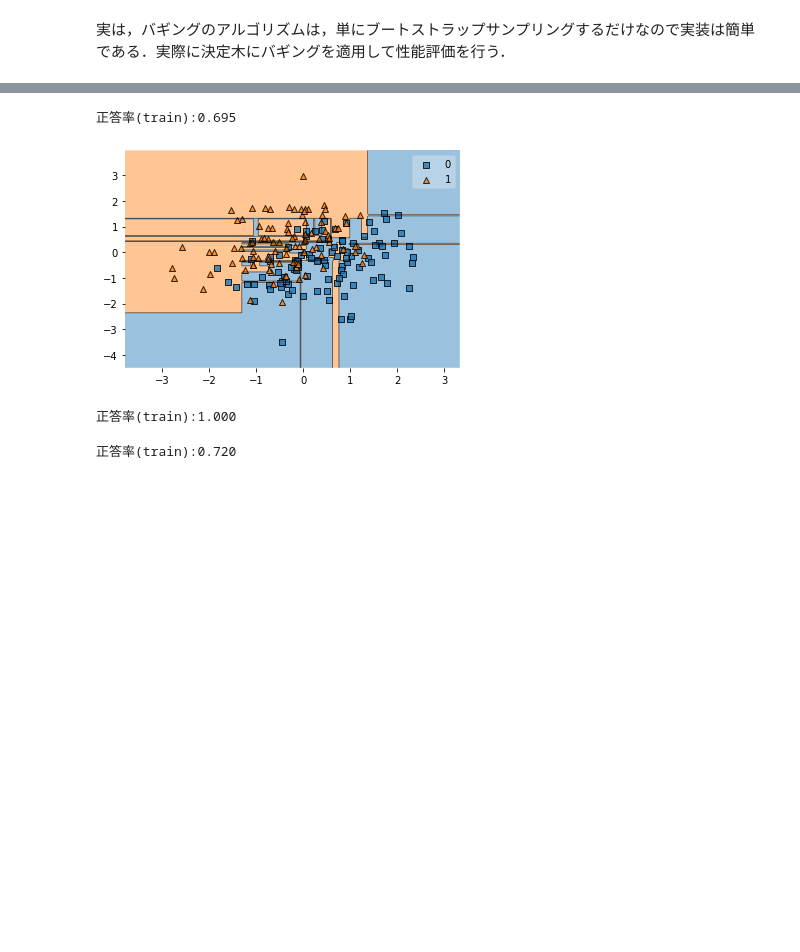
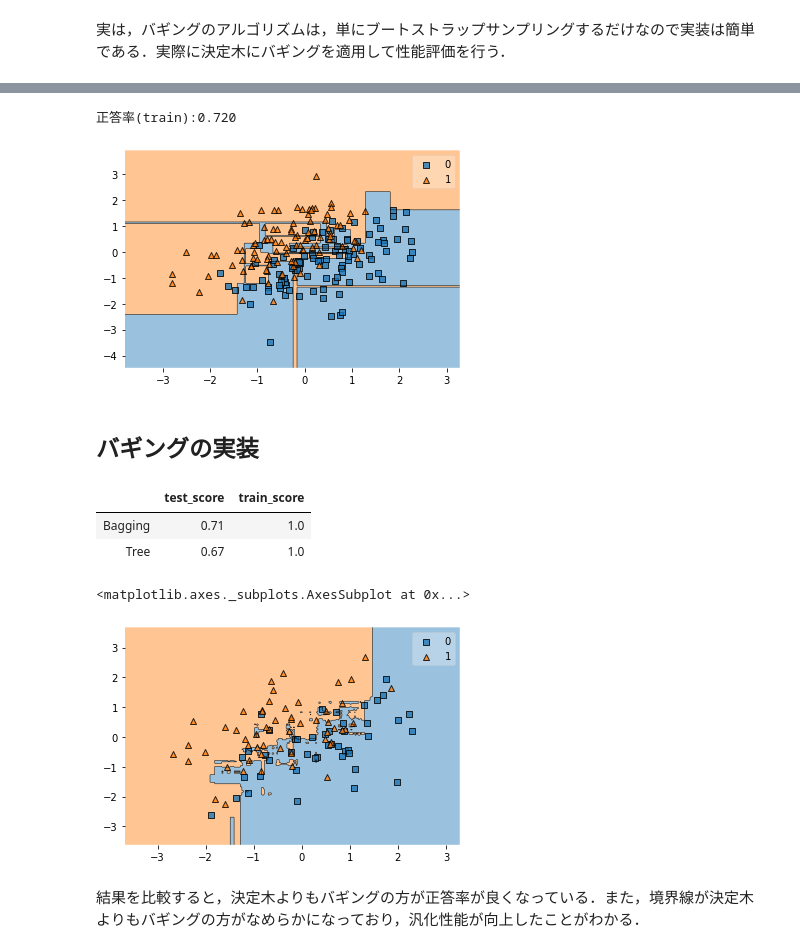
Before and after one commit to crotsu/ML_basic_ensemble, a Jupyter notebook: Chapter5/chap5_1_Bagging.ipynb, the cells around one changed output, grey strips where cells are left out. Cells and saved outputs as stored; diff of their text form; code cells hidden in the pictures; blank space fills up the shorter version.

```diff
--- a/Chapter5/chap5_1_Bagging.ipynb
+++ b/Chapter5/chap5_1_Bagging.ipynb
@@ -223,8 +222,6 @@ print('正答率(train):{:.3f}'.format(model.score(X_train,y_train)))
 
 # 表示
 predicted = model.predict(X_test)
-tree.export_graphviz(model, out_file = 'temp.dot')
-# dot -Tpdf temp.dot -o temp.pdf
 
 # 領域を表示
 from mlxtend.plotting import plot_decision_regions
@@ -233,5 +230,7 @@ plot_decision_regions(X_test, y_test, model)
 # 正答率
 print('正答率(train):{:.3f}'.format(model.score(X_test,y_test)))
 # %% [output]
-正答率(train):0.695
+正答率(train):0.720
-[figure, old version]
+[figure, new version]
+# %% [markdown]
+## バギングの実装
@@ -238,16 +291,30 @@ print('正答率(train):{:.3f}'.format(model.score(X_test,y_test)))
 # %%
-# バギング
 from sklearn.tree import DecisionTreeClassifier
 from sklearn.ensemble import BaggingClassifier
 
-# モデルを作成
-model2= BaggingClassifier(DecisionTreeClassifier(random_state=0), n_estimators=100, random_state=0)
-model2.fit(X_train,y_train)
+models = {
+    'Tree': DecisionTreeClassifier(random_state=0),
+    'Bagging': BaggingClassifier(DecisionTreeClassifier(random_state=0), n_estimators=100, random_state=0),
+}
 
-print('正答率(train):{:.3f}'.format(model2.score(X_train,y_train)))
+scores = {}
+for model_name, model in models.items():
+    model.fit(X_train, y_train)
+    scores[(model_name, 'train_score')] = model.score(X_train, y_train)
+    scores[(model_name, 'test_score')] = model.score(X_test, y_test)
+
+pd.Series(scores).unstack()
 # %% [output]
-正答率(train):1.000
+|  | test_score | train_score |
+| Bagging | 0.71 | 1.0 |
+| Tree | 0.67 | 1.0 |
-# %%
-print('正答率(train):{:.3f}'.format(model2.score(X_test,y_test)))
-# %% [output]
-正答率(train):0.720
+# %%
+# 領域を表示
+from mlxtend.plotting import plot_decision_regions
+predicted = model.predict(X_test)
+plot_decision_regions(X_test, y_test, model)
+# %% [output]
+<matplotlib.axes._subplots.AxesSubplot at 0x...>
+[figure, added]
+# %% [markdown]
+結果を比較すると，決定木よりもバギングの方が正答率が良くなっている．また，境界線が決定木よりもバギングの方がなめらかになっており，汎化性能が向上したことがわかる．
```
Also changed, not shown: parts of 4 cells of this notebook, 7 other files.
